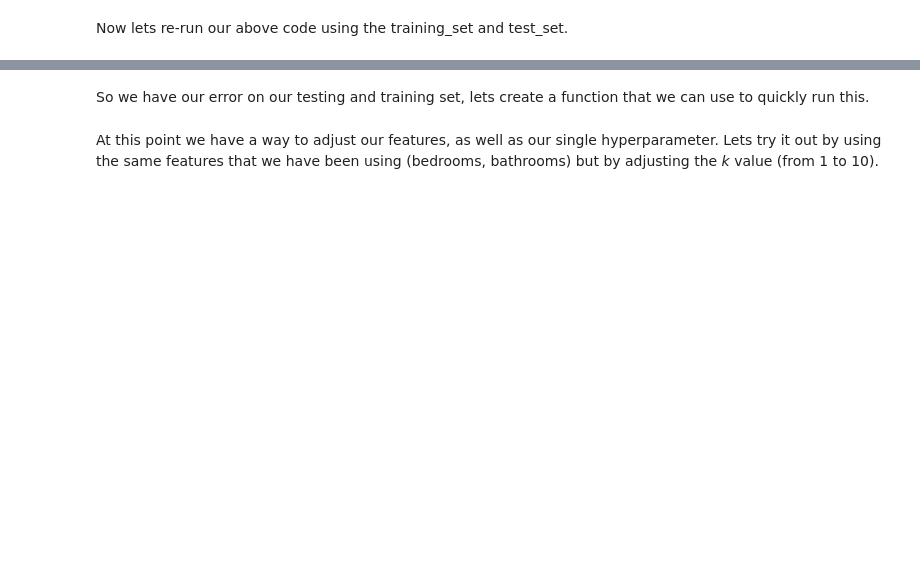
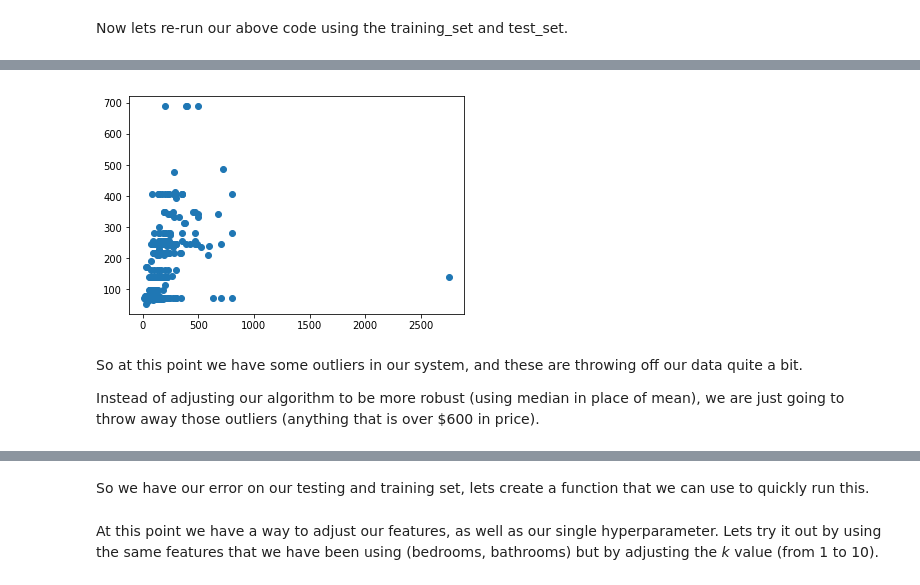
Before and after one commit to mikekwright/machine-learning-intro, a Jupyter notebook: notebook/k-regression-model.ipynb, the cells around one changed output, grey strips where cells are left out. Saved outputs shown, nothing was run; the diff lists cells and outputs as text; code cells hidden in the pictures; blank space fills up the shorter version.

```diff
--- a/notebook/k-regression-model.ipynb
+++ b/notebook/k-regression-model.ipynb
@@ -383,0 +393,12 @@ Now lets re-run our above code using the training_set and test_set.
+# %%
+import matplotlib.pyplot as plt
+
+plt.scatter(test_set['price'], predictions)
+plt.show()
+# %% [output]
+[figure, added]
+# %% [markdown]
+So at this point we have some outliers in our system, and these are throwing off our data quite a bit.
+
+Instead of adjusting our algorithm to be more robust (using median in place of mean), we are just going
+to throw away those outliers (anything that is over $600 in price).
```
Also changed, not shown: parts of 30 cells of this notebook, 1 other file.
